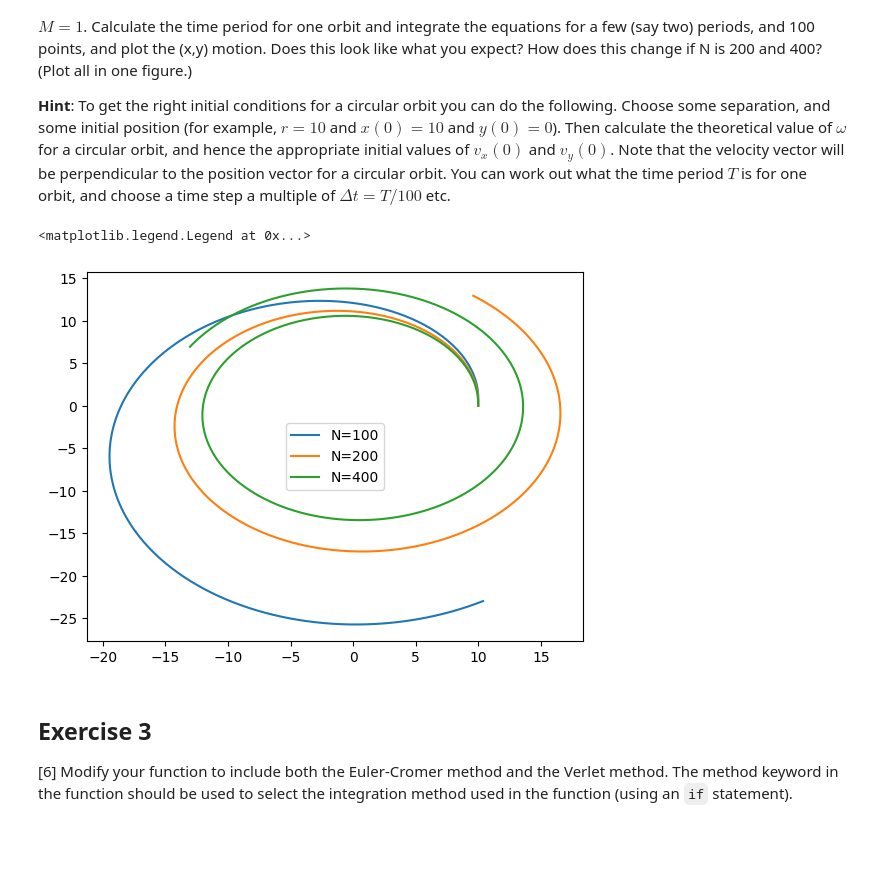
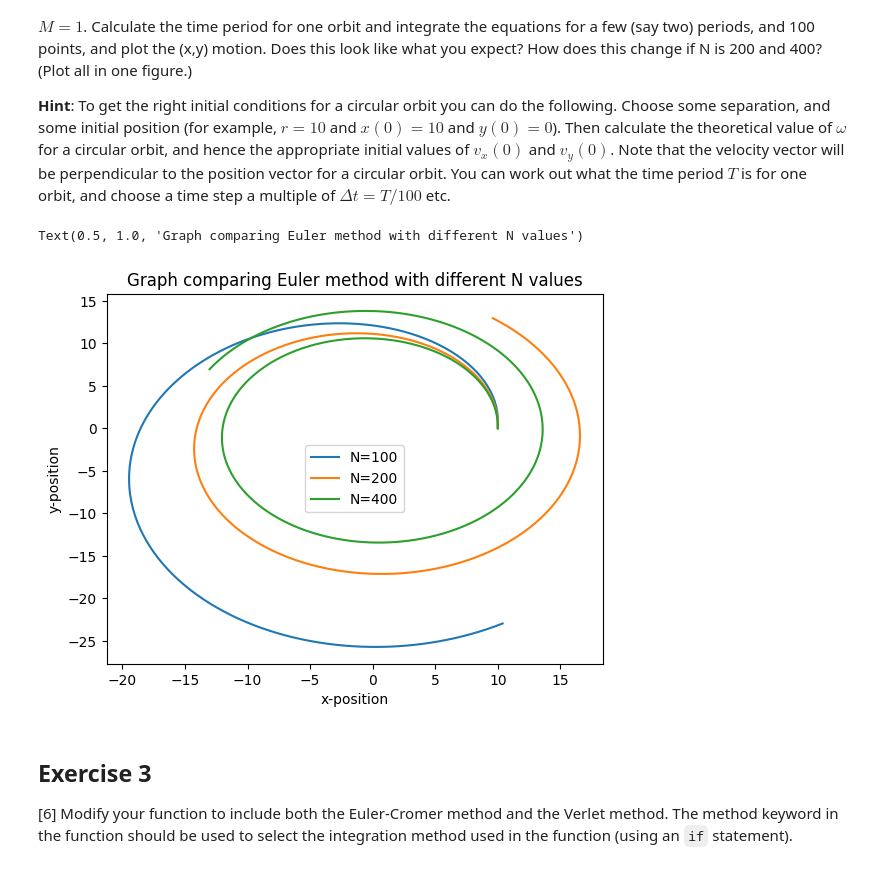
Before and after one commit to PX2145-2025/week-9-b-Allan-PatelAidan, a Jupyter notebook: ODEs_2.ipynb, the cells around one changed output. Cells and saved outputs as stored; diff of their text form; code cells hidden in the pictures; blank space fills up the shorter version.

```diff
--- a/ODEs_2.ipynb
+++ b/ODEs_2.ipynb
@@ -306,35 +306,38 @@ def orbit_solve (r0, v0, tmax, N, method = 'euler'):
 r_initial = 10
 r0 = np.array([r_initial, 0])
 # v = sqrt(GM/r)
 v_magnitude = np.sqrt(G * M / r_initial)
 v0 = np.array([0, v_magnitude])
 omega = np.sqrt(G * M / (r_initial**3))
 T = 2 * np.pi / omega
 num_periods = 2
 N_per_period = 100
 N = num_periods * N_per_period
 tmax = num_periods * T
 w=orbit_solve(r0,v0,tmax,N)
 r=w[1]
 plt.plot(r[:,0],r[:,1],label='N=100')
 
 N_per_period1 = 200
 N1 = num_periods * N_per_period1
 tmax1 = num_periods * T
 w1=orbit_solve(r0,v0,tmax1,N1)
 r1=w1[1]
 plt.plot(r1[:,0],r1[:,1],label='N=200')
 
 N_per_period2 = 400
 N2 = num_periods * N_per_period2
 tmax2 = num_periods * T
 w2=orbit_solve(r0,v0,tmax2,N2)
 r2=w2[1]
 plt.plot(r2[:,0],r2[:,1],label='N=400')
 plt.legend()
+plt.xlabel('x-position')
+plt.ylabel('y-position')
+plt.title('Graph comparing Euler method with different N values')
 # %% [output]
-<matplotlib.legend.Legend at 0x...>
+Text(0.5, 1.0, 'Graph comparing Euler method with different N values')
-[figure, old version]
+[figure, new version]
 # %% [markdown]
 ## Exercise 3
 
```
Also changed, not shown: parts of 2 cells of this notebook.
